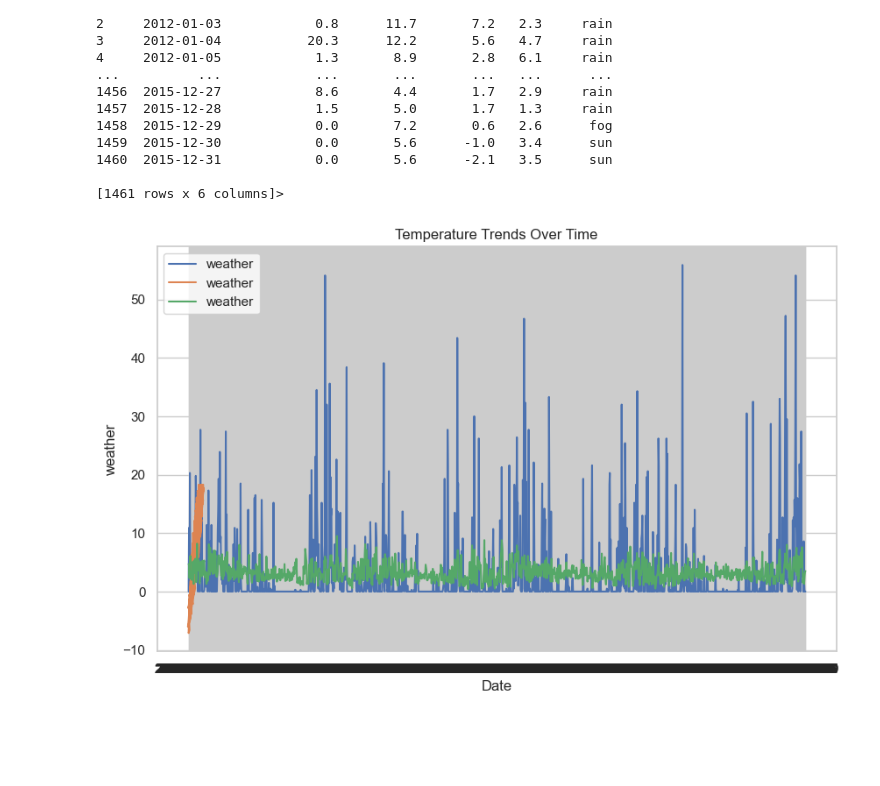
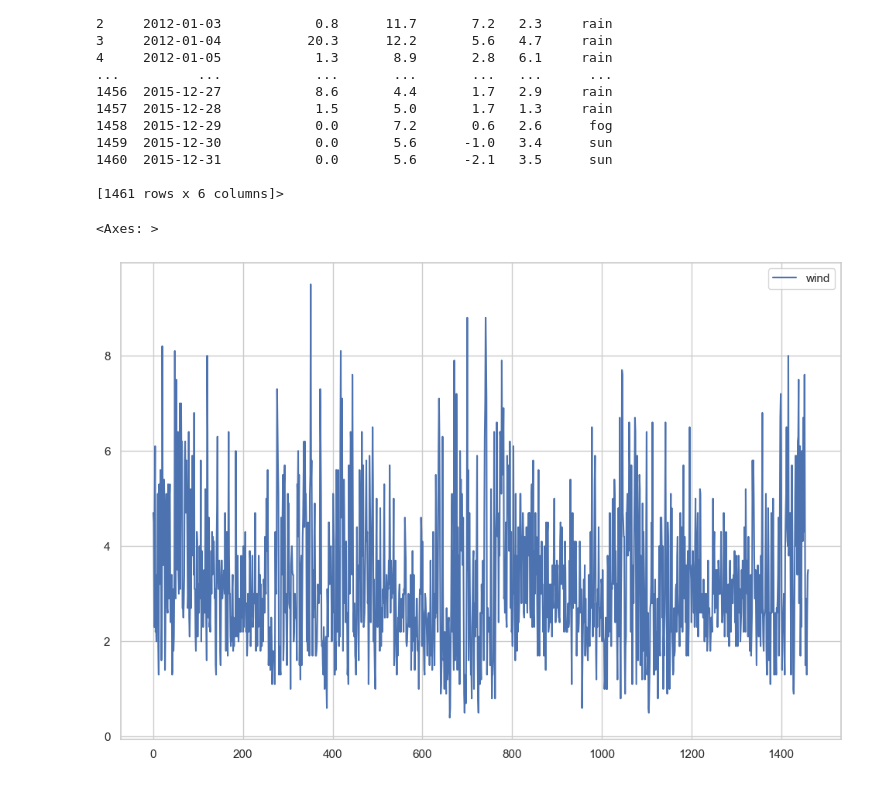
Before and after one commit to baiching/WeatherForcasting, a Jupyter notebook: weather.ipynb, the cells around one changed output. Saved outputs shown, nothing was run; the diff lists cells and outputs as text; code cells hidden in the pictures; blank space fills up the shorter version.

Commit message:
spilt the data and visualized it

```diff
--- a/weather.ipynb
+++ b/weather.ipynb
@@ -23,17 +23,21 @@ df.describe
 # %%
 import matplotlib.pyplot as plt
 import seaborn as sns
 
 # Set the style
 sns.set(style="whitegrid")
 
 # Plotting temperature over time
 plt.figure(figsize=(10, 6))
-plt.plot(df['date'], df['precipitation'], df['temp_max'], df['temp_min'], df['wind'], label='weather')
-plt.title('Temperature Trends Over Time')
-plt.xlabel('Date')
-plt.ylabel('weather')
-plt.legend()
-plt.show()
+df['wind'].plot(figsize=(12,8), legend=True)
+
+
+#plt.plot(df['date'], df['precipitation'], df['temp_max'], df['temp_min'], df['wind'], label='weather')
+#plt.title('Temperature Trends Over Time')
+#plt.xlabel('Date')
+#plt.ylabel('weather')
+#plt.legend()
+#plt.show()
 # %% [output]
+<Axes: >
-[figure, old version]
+[figure, new version]
```
Also changed, not shown: parts of 5 cells of this notebook, 2 other files.
